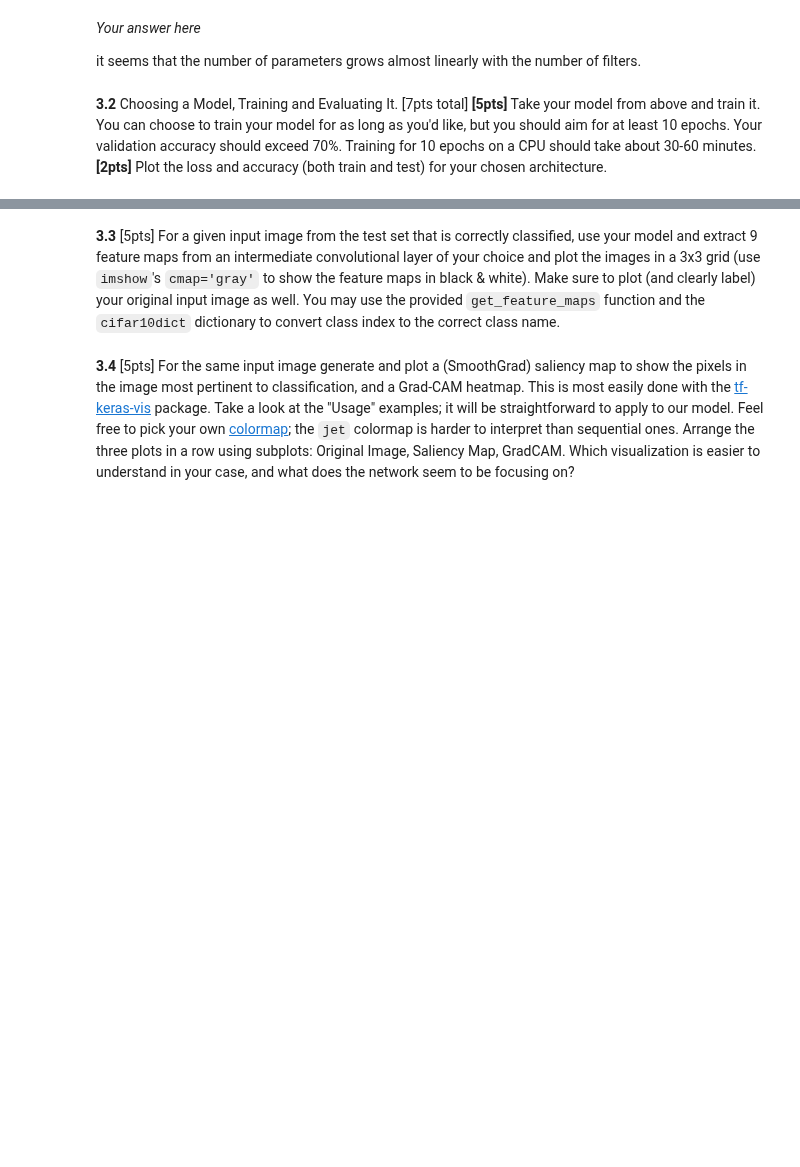
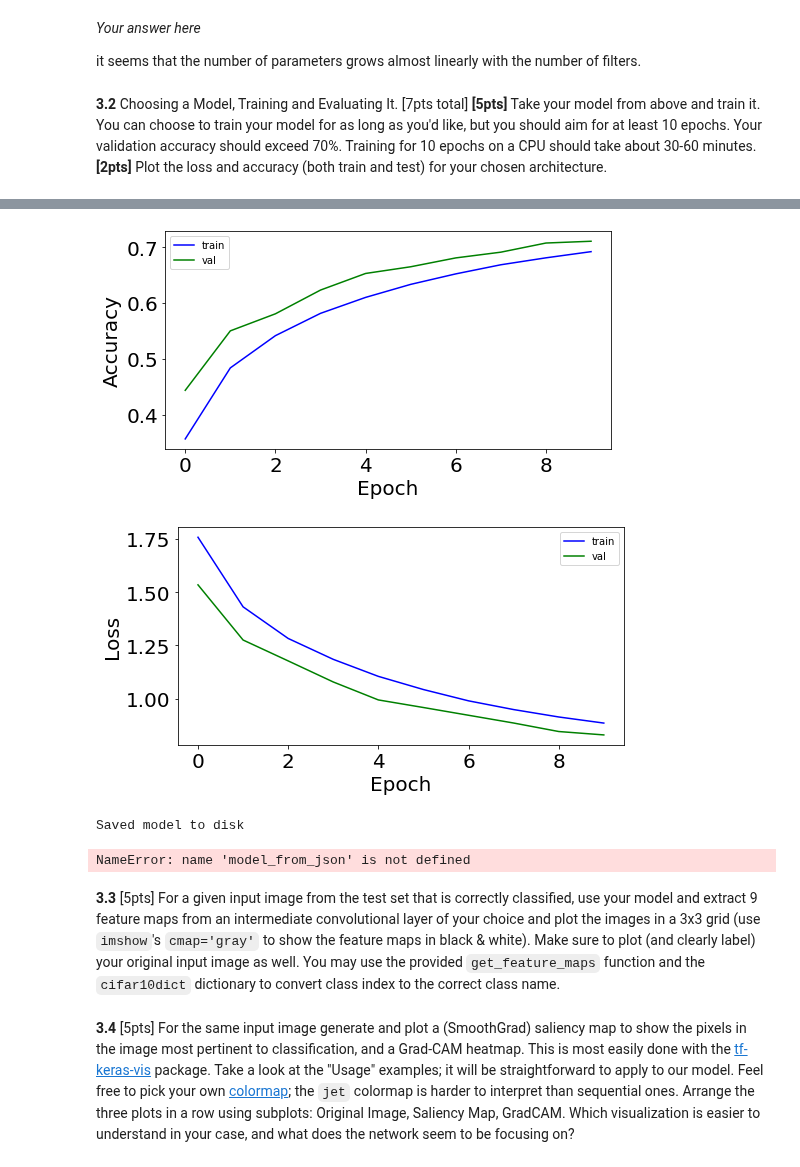
Before and after one commit to jackxxu/2020-CS109B, a Jupyter notebook: content/homeworks/hw04/notebook/cs109b_hw4.ipynb, the cells around one changed output, grey strips where cells are left out. Cells and saved outputs as stored; diff of their text form; code cells hidden in the pictures; blank space fills up the shorter version.

```diff
--- a/content/homeworks/hw04/notebook/cs109b_hw4.ipynb
+++ b/content/homeworks/hw04/notebook/cs109b_hw4.ipynb
@@ -660,8 +660,8 @@ from tensorflow.keras.optimizers import Adam, SGD, RMSprop
 
 (x_train, y_train), (x_test, y_test) = cifar10.load_data()
 num_classes = 10
-y_train = keras.utils.to_categorical(y_train, num_classes)
-y_test = keras.utils.to_categorical(y_test, num_classes)
+y_train = to_categorical(y_train, num_classes)
+y_test = to_categorical(y_test, num_classes)
 
 model = Sequential()
 model.add(Conv2D(32, (3, 3), padding='same', input_shape=x_train.shape[1:]))
@@ -693,9 +693,9 @@ x_test   = x_test.astype('float32')
 x_train /= 255
 x_test  /= 255
 
-model.fit(x_train, y_train,
-          batch_size=16,
-          epochs=10,
-          validation_data=(x_test, y_test),
-          shuffle=True)
+history = model.fit(x_train, y_train,
+                    batch_size=16,
+                    epochs=10,
+                    validation_data=(x_test, y_test),
+                    shuffle=True)
 # %% [output]
@@ -716,3 +719,53 @@ NameError: name 'tensorflow' is not defined
+# %%
+# plotting
+# your code here
+
+def print_history(history):
+    fig, ax = plt.subplots(1, 1, figsize=(8,4))
+    ax.plot((history.history['accuracy']), 'b', label='train')
+    ax.plot((history.history['val_accuracy']), 'g' ,label='val')
+    ax.set_xlabel(r'Epoch', fontsize=20)
+    ax.set_ylabel(r'Accuracy', fontsize=20)
+    ax.legend()
+    ax.tick_params(labelsize=20)
+    fig, ax = plt.subplots(1, 1, figsize=(8,4))
+    ax.plot((history.history['loss']), 'b', label='train')
+    ax.plot((history.history['val_loss']), 'g' ,label='val')
+    ax.set_xlabel(r'Epoch', fontsize=20)
+    ax.set_ylabel(r'Loss', fontsize=20)
+    ax.legend()
+    ax.tick_params(labelsize=20)
+    plt.show();
+
+print_history(history)
+# %% [output]
+[figure, added]
+[figure, added]
+# %%
+# Save weights
+# your code here
+# serialize model to JSON
+model_json = model.to_json()
+with open("model.json", "w") as json_file:
+    json_file.write(model_json)
+# serialize weights to HDF5
+model.save_weights("cnn_1.h5")
+print("Saved model to disk")
+# %% [output]
+Saved model to disk
+# %%
+# Load saved weights
+# your code here
+
+json_file = open('model.json', 'r')
+loaded_model_json = json_file.read()
+json_file.close()
+loaded_model = model_from_json(loaded_model_json)
+# load weights into new model
+loaded_model.load_weights("cnn_1.h5")
+print("Loaded model from disk")
+# %% [output]
+NameError: name 'model_from_json' is not defined
 # %% [markdown]
 **3.3** [5pts] For a given input image from the test set that is correctly classified, use your model and extract 9 feature maps from an intermediate convolutional layer of your choice and plot the images in a 3x3 grid (use `imshow`'s `cmap='gray'` to show the feature maps in black & white).  Make sure to plot (and clearly label) your original input image as well. You may use the provided `get_feature_maps` function and the `cifar10dict` dictionary to convert class index to the correct class name.
 # %%
```
Also changed, not shown: parts of 6 cells of this notebook.
